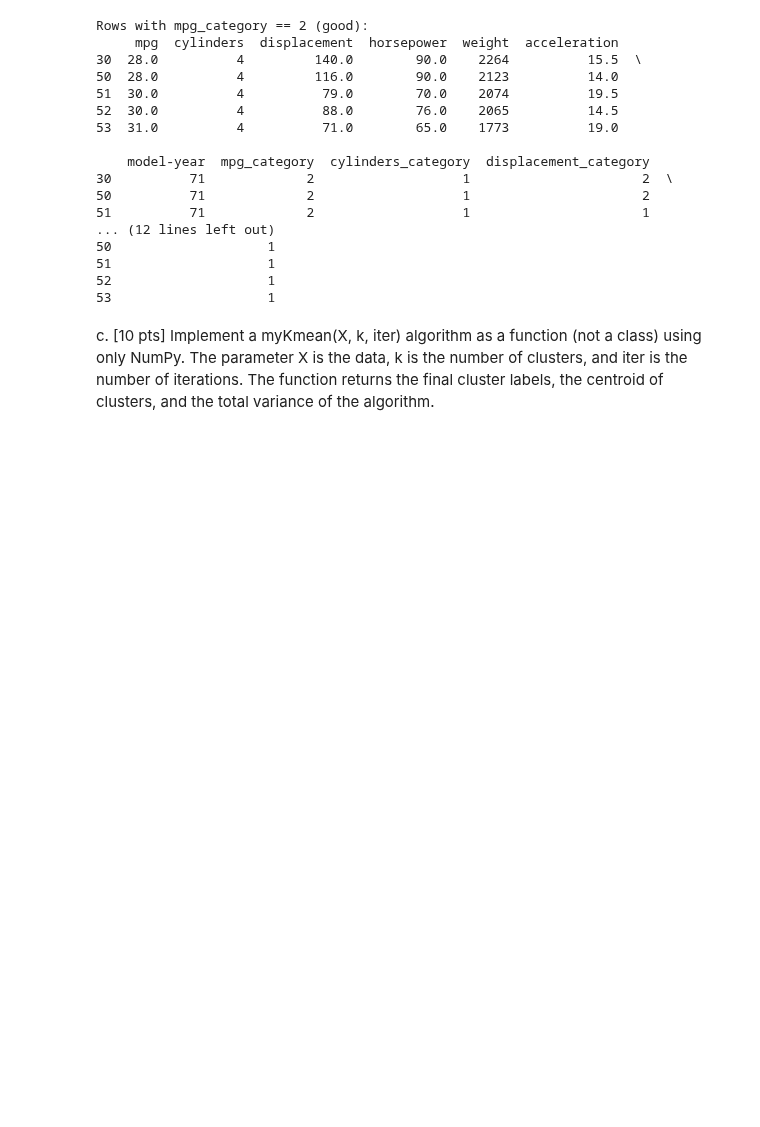
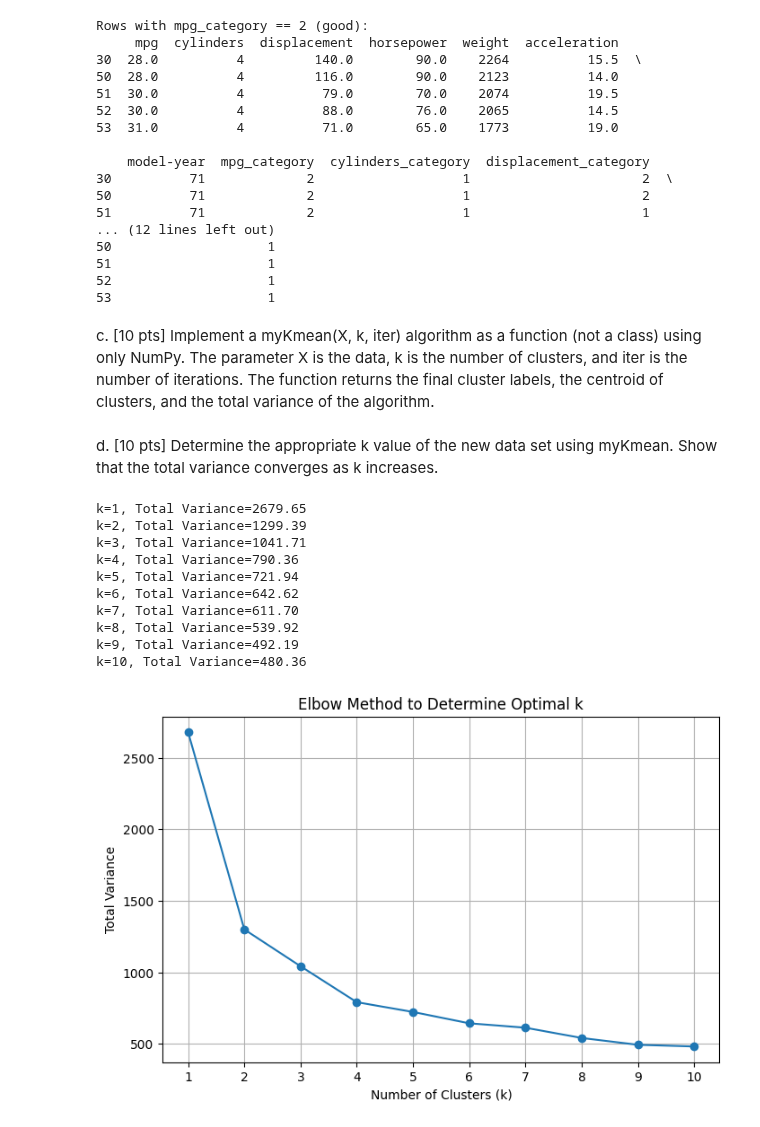
Before and after one commit to bs333/cs559, a Jupyter notebook: CS559 - Homework/hw5/sid_bhatia_hw5.ipynb, the cells around one changed output. Saved outputs shown, nothing was run; the diff lists cells and outputs as text; code cells hidden in the pictures; blank space fills up the shorter version.

```diff
--- a/CS559 - Homework/hw5/sid_bhatia_hw5.ipynb
+++ b/CS559 - Homework/hw5/sid_bhatia_hw5.ipynb
@@ -250,3 +246,40 @@ def myKmean(X, k, iter):
     total_variance = sum(np.sum((X[labels == i] - centroids[i]) ** 2) for i in range(k))
 
     return labels, centroids, total_variance
+# %% [markdown]
+d. [10 pts] Determine the appropriate k value of the new data set using myKmean. Show that the
+total variance converges as k increases.
+# %%
+ordinal_columns = [col for col in auto_mpg_df.columns if '_category' in col]
+X = auto_mpg_df[ordinal_columns].to_numpy()
+
+k_values, variances = [], []
+
+for k in range(1, 11):
+    _, _, total_variance = myKmean(X, k, iter=10)
+    k_values.append(k)
+    variances.append(total_variance)
+    print(f"k={k}, Total Variance={total_variance:.2f}")
+
+import matplotlib.pyplot as plt
+
+plt.figure(figsize=(8, 5))
+plt.plot(k_values, variances, marker='o')
+plt.title("Elbow Method to Determine Optimal k")
+plt.xlabel("Number of Clusters (k)")
+plt.ylabel("Total Variance")
+plt.xticks(k_values)
+plt.grid()
+plt.show()
+# %% [output]
+k=1, Total Variance=2679.65
+k=2, Total Variance=1299.39
+k=3, Total Variance=1041.71
+k=4, Total Variance=790.36
+k=5, Total Variance=721.94
+k=6, Total Variance=642.62
+k=7, Total Variance=611.70
+k=8, Total Variance=539.92
+k=9, Total Variance=492.19
+k=10, Total Variance=480.36
+[figure, added]
```
Also changed, not shown: parts of 1 cell of this notebook.
